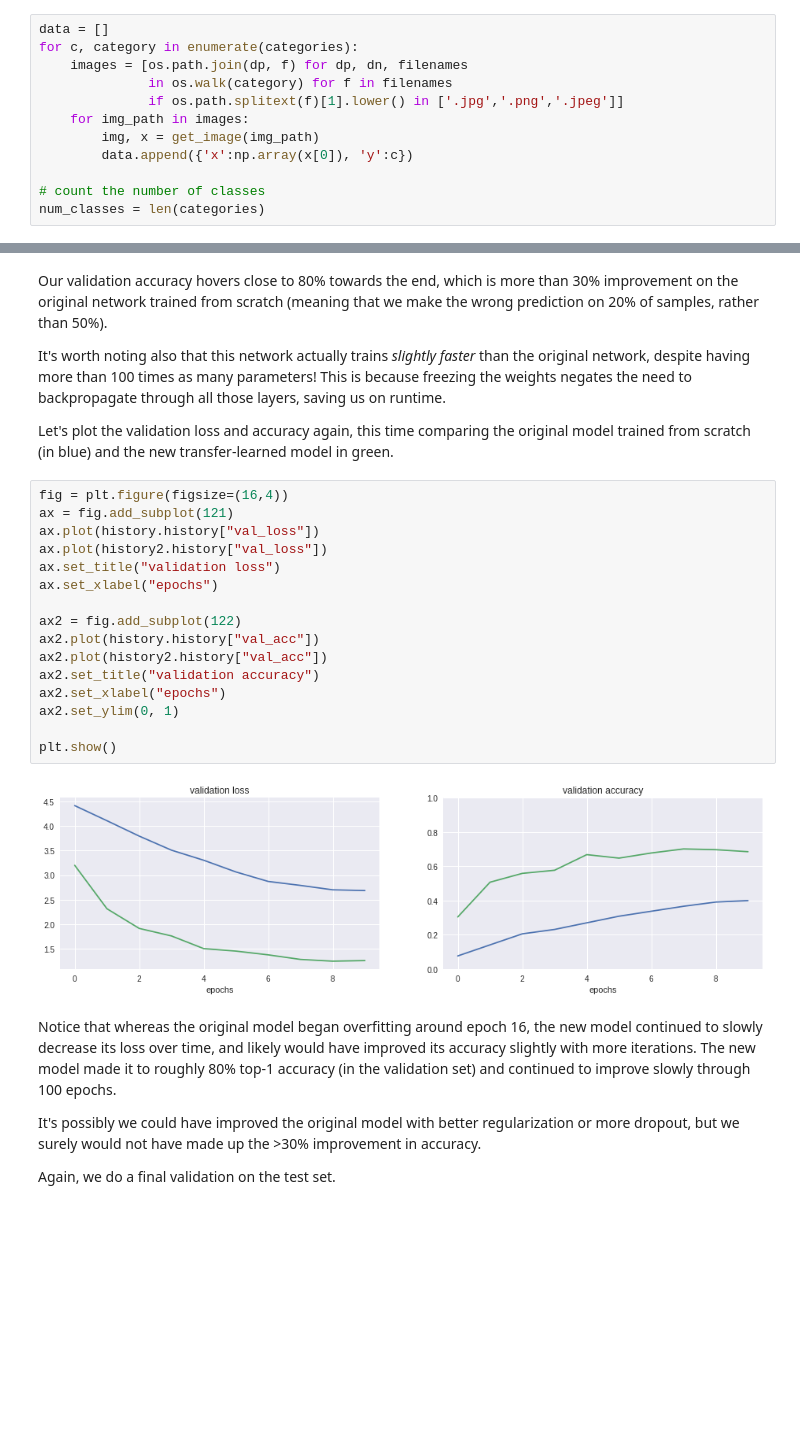
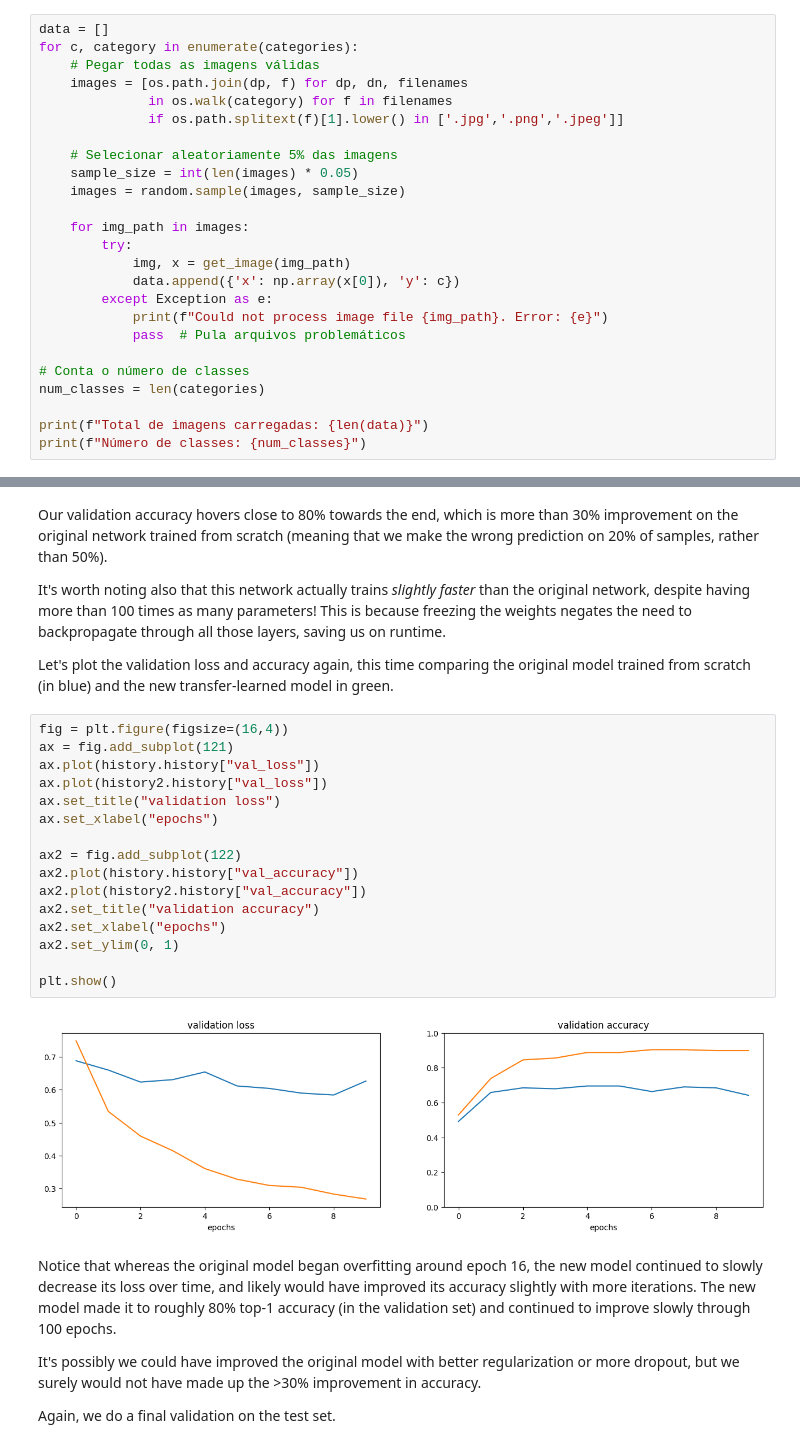
Before and after one commit to thales20266/Projeto-Transfer-Learning, a Jupyter notebook: notebooks/transfer-learning.ipynb, the cells around one changed output, grey strips where cells are left out. Cells and saved outputs as stored; diff of their text form; blank space fills up the shorter version.

```diff
--- a/notebooks/transfer-learning.ipynb
+++ b/notebooks/transfer-learning.ipynb
@@ -105,12 +103,25 @@ Load all the images from root folder
 # %%
 data = []
 for c, category in enumerate(categories):
+    # Pegar todas as imagens válidas
     images = [os.path.join(dp, f) for dp, dn, filenames
               in os.walk(category) for f in filenames
               if os.path.splitext(f)[1].lower() in ['.jpg','.png','.jpeg']]
+
+    # Selecionar aleatoriamente 5% das imagens
+    sample_size = int(len(images) * 0.05)
+    images = random.sample(images, sample_size)
+
     for img_path in images:
-        img, x = get_image(img_path)
-        data.append({'x':np.array(x[0]), 'y':c})
+        try:
+            img, x = get_image(img_path)
+            data.append({'x': np.array(x[0]), 'y': c})
+        except Exception as e:
+            print(f"Could not process image file {img_path}. Error: {e}")
+            pass  # Pula arquivos problemáticos
 
-# count the number of classes
+# Conta o número de classes
 num_classes = len(categories)
+
+print(f"Total de imagens carregadas: {len(data)}")
+print(f"Número de classes: {num_classes}")
@@ -428,21 +463,21 @@ Let's plot the validation loss and accuracy again, this time comparing the origi
 # %%
 fig = plt.figure(figsize=(16,4))
 ax = fig.add_subplot(121)
 ax.plot(history.history["val_loss"])
 ax.plot(history2.history["val_loss"])
 ax.set_title("validation loss")
 ax.set_xlabel("epochs")
 
 ax2 = fig.add_subplot(122)
-ax2.plot(history.history["val_acc"])
-ax2.plot(history2.history["val_acc"])
+ax2.plot(history.history["val_accuracy"])
+ax2.plot(history2.history["val_accuracy"])
 ax2.set_title("validation accuracy")
 ax2.set_xlabel("epochs")
 ax2.set_ylim(0, 1)
 
 plt.show()
 # %% [output]
-[figure, old version]
+[figure, new version]
 # %% [markdown]
 Notice that whereas the original model began overfitting around epoch 16, the new model continued to slowly decrease its loss over time, and likely would have improved its accuracy slightly with more iterations. The new model made it to roughly 80% top-1 accuracy (in the validation set) and continued to improve slowly through 100 epochs.
 
```
Also changed, not shown: parts of 18 cells of this notebook.
